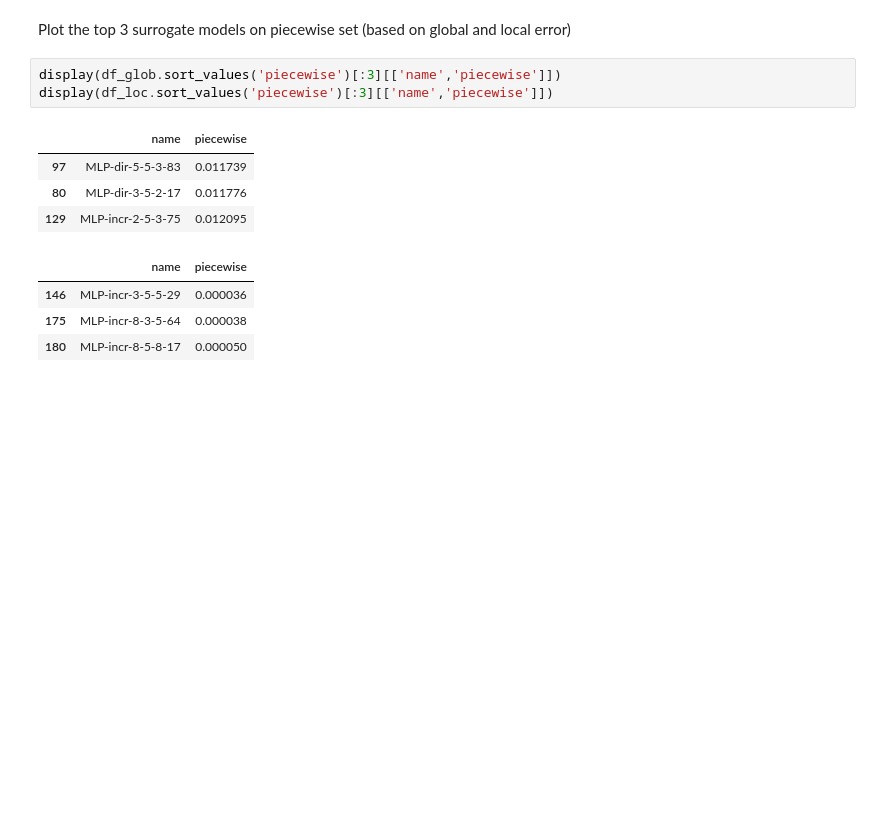
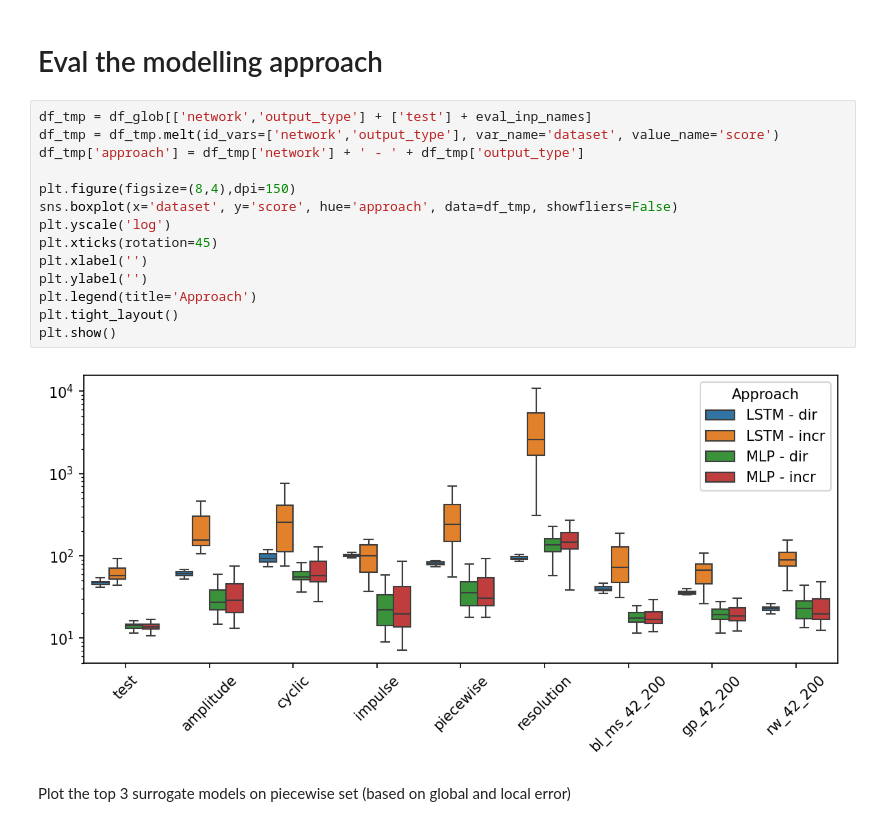
Before and after one commit to zsoca000/EP-neural-nets, a Jupyter notebook: task_1.ipynb, the cells around one changed output. Cells and saved outputs as stored; diff of their text form; blank space fills up the shorter version.

```diff
--- a/task_1.ipynb
+++ b/task_1.ipynb
@@ -61,14 +66,20 @@ df_loc = pd.DataFrame(results_loc, columns=cols+eval_inp_names)
+# %% [markdown]
+# Eval the modelling approach
+# %%
+df_tmp = df_glob[['network','output_type'] + ['test'] + eval_inp_names]
+df_tmp = df_tmp.melt(id_vars=['network','output_type'], var_name='dataset', value_name='score')
+df_tmp['approach'] = df_tmp['network'] + ' - ' + df_tmp['output_type']
+
+plt.figure(figsize=(8,4),dpi=150)
+sns.boxplot(x='dataset', y='score', hue='approach', data=df_tmp, showfliers=False)
+plt.yscale('log')
+plt.xticks(rotation=45)
+plt.xlabel('')
+plt.ylabel('')
+plt.legend(title='Approach')
+plt.tight_layout()
+plt.show()
+# %% [output]
+[figure, added]
 # %% [markdown]
 Plot the top 3 surrogate models on piecewise set (based on global and local error)
-# %%
-display(df_glob.sort_values('piecewise')[:3][['name','piecewise']])
-display(df_loc.sort_values('piecewise')[:3][['name','piecewise']])
-# %% [output]
-|  | name | piecewise |
-| 97 | MLP-dir-5-5-3-83 | 0.011739 |
-| 80 | MLP-dir-3-5-2-17 | 0.011776 |
-| 129 | MLP-incr-2-5-3-75 | 0.012095 |
-|  | name | piecewise |
-| 146 | MLP-incr-3-5-5-29 | 0.000036 |
-| 175 | MLP-incr-8-3-5-64 | 0.000038 |
-| 180 | MLP-incr-8-5-8-17 | 0.000050 |
```
Also changed, not shown: parts of 13 cells of this notebook, 2 other files.
